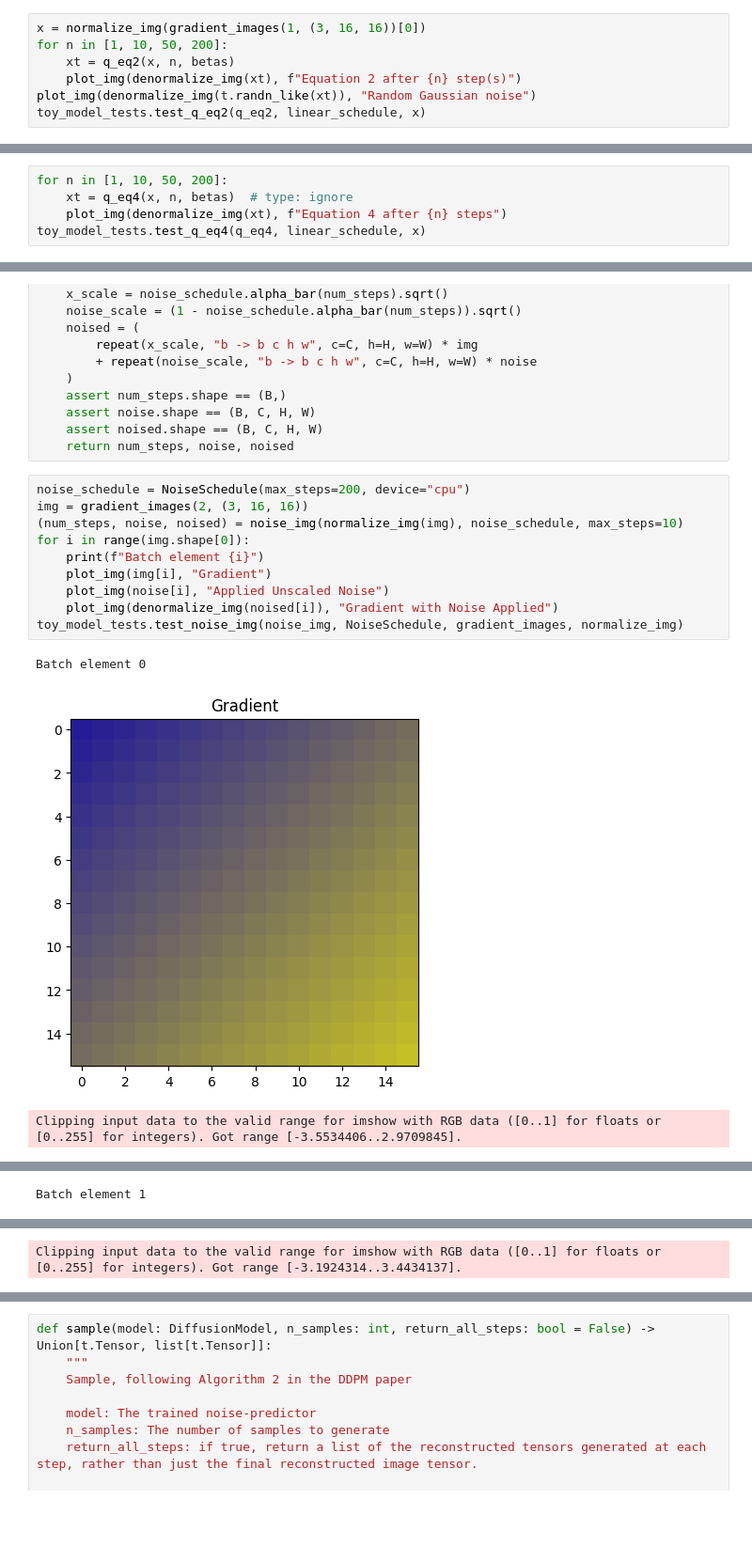
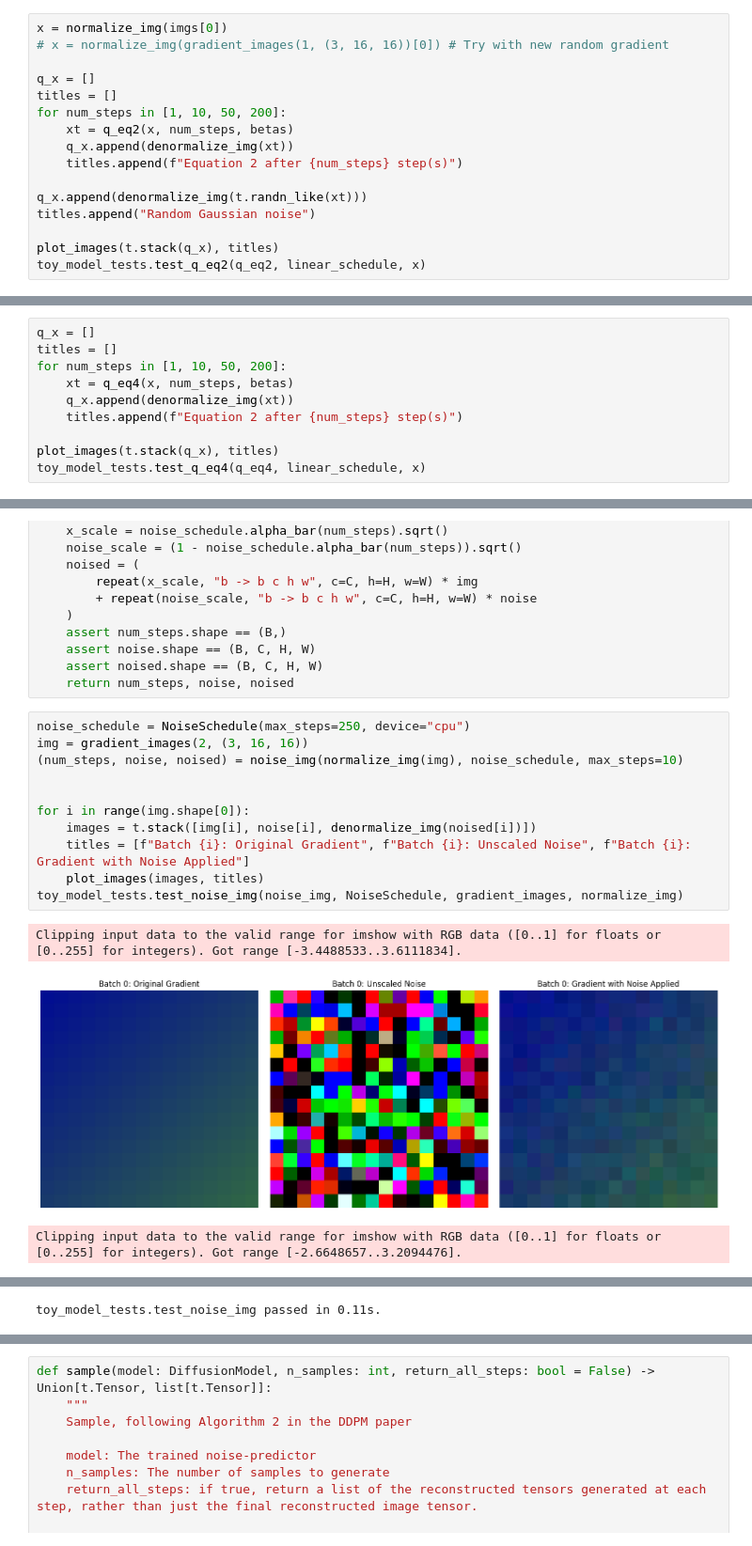
Before and after one commit to michaelyliu6/diffusion, a Jupyter notebook: toy_model.ipynb, the cells around one changed output, grey strips where cells are left out. Shown at 94% size. Saved outputs shown, nothing was run; the diff lists cells and outputs as text; blank space fills up the shorter version.

```diff
--- a/toy_model.ipynb
+++ b/toy_model.ipynb
@@ -208,10 +185,19 @@ def q_eq2(x: t.Tensor, num_steps: int, betas: t.Tensor) -> t.Tensor:
         # x = t.sqrt(1 - beta) * x + t.randn_like(x) * t.sqrt(beta)
     return x
 # %%
-x = normalize_img(gradient_images(1, (3, 16, 16))[0])
-for n in [1, 10, 50, 200]:
-    xt = q_eq2(x, n, betas)
-    plot_img(denormalize_img(xt), f"Equation 2 after {n} step(s)")
-plot_img(denormalize_img(t.randn_like(xt)), "Random Gaussian noise")
+x = normalize_img(imgs[0])
+# x = normalize_img(gradient_images(1, (3, 16, 16))[0]) # Try with new random gradient
+
+q_x = []
+titles = []
+for num_steps in [1, 10, 50, 200]:
+    xt = q_eq2(x, num_steps, betas)
+    q_x.append(denormalize_img(xt))
+    titles.append(f"Equation 2 after {num_steps} step(s)")
+
+q_x.append(denormalize_img(t.randn_like(xt)))
+titles.append("Random Gaussian noise")
+
+plot_images(t.stack(q_x), titles)
 toy_model_tests.test_q_eq2(q_eq2, linear_schedule, x)
 # %% [output]
@@ -229,8 +211,13 @@ def q_eq4(x: t.Tensor, num_steps: int, betas: t.Tensor) -> t.Tensor:
     noise = t.randn_like(x)
     return t.sqrt(alpha_bar) * x + t.sqrt(1 - alpha_bar) * noise
 # %%
-for n in [1, 10, 50, 200]:
-    xt = q_eq4(x, n, betas)  # type: ignore
-    plot_img(denormalize_img(xt), f"Equation 4 after {n} steps")
+q_x = []
+titles = []
+for num_steps in [1, 10, 50, 200]:
+    xt = q_eq4(x, num_steps, betas)
+    q_x.append(denormalize_img(xt))
+    titles.append(f"Equation 2 after {num_steps} step(s)")
+
+plot_images(t.stack(q_x), titles)
 toy_model_tests.test_q_eq4(q_eq4, linear_schedule, x)
 # %% [output]
@@ -320,16 +306,17 @@ def noise_img(
     assert noised.shape == (B, C, H, W)
     return num_steps, noise, noised
 # %%
-noise_schedule = NoiseSchedule(max_steps=200, device="cpu")
+noise_schedule = NoiseSchedule(max_steps=250, device="cpu")
 img = gradient_images(2, (3, 16, 16))
 (num_steps, noise, noised) = noise_img(normalize_img(img), noise_schedule, max_steps=10)
+
+
 for i in range(img.shape[0]):
-    print(f"Batch element {i}")
-    plot_img(img[i], "Gradient")
-    plot_img(noise[i], "Applied Unscaled Noise")
-    plot_img(denormalize_img(noised[i]), "Gradient with Noise Applied")
+    images = t.stack([img[i], noise[i], denormalize_img(noised[i])])
+    titles = [f"Batch {i}: Original Gradient", f"Batch {i}: Unscaled Noise", f"Batch {i}: Gradient with Noise Applied"]
+    plot_images(images, titles)
 toy_model_tests.test_noise_img(noise_img, NoiseSchedule, gradient_images, normalize_img)
 # %% [output]
-Batch element 0
+Clipping input data to the valid range for imshow with RGB data ([0..1] for floats or [0..255] for integers). Got range [-3.4488533..3.6111834].
-[figure, old version]
+[figure, new version]
-Clipping input data to the valid range for imshow with RGB data ([0..1] for floats or [0..255] for integers). Got range [-3.5534406..2.9709845].
+Clipping input data to the valid range for imshow with RGB data ([0..1] for floats or [0..255] for integers). Got range [-2.6648657..3.2094476].
@@ -338 +324 @@ Clipping input data to the valid range for imshow with RGB data ([0..1] for floa
-Batch element 1
+toy_model_tests.test_noise_img passed in 0.11s.
@@ -340 +324,0 @@ Batch element 1
-Clipping input data to the valid range for imshow with RGB data ([0..1] for floats or [0..255] for integers). Got range [-3.1924314..3.4434137].
```
Also changed, not shown: parts of 26 cells of this notebook.
